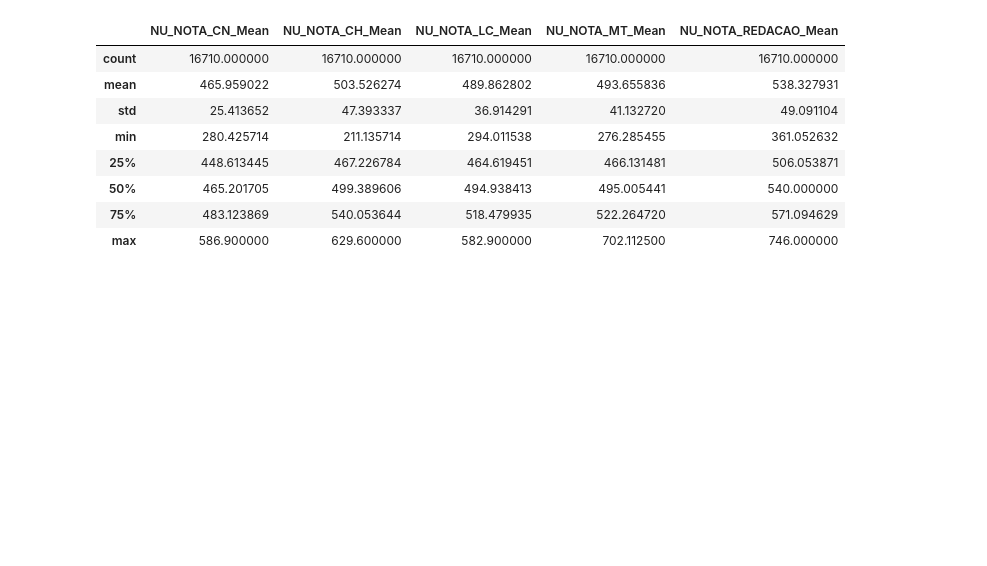
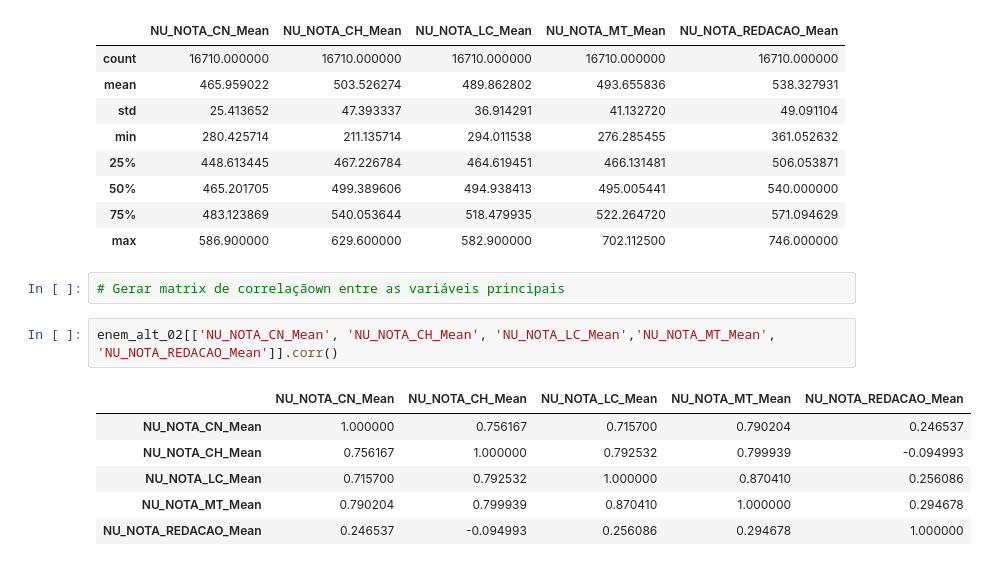
Before and after one commit to leandrorodor/PGR-IESB-P9039-CDNA-20203, a Jupyter notebook: lab05.ipynb, the cells around one changed output. Saved outputs shown, nothing was run; the diff lists cells and outputs as text; blank space fills up the shorter version.

```diff
--- a/lab05.ipynb
+++ b/lab05.ipynb
@@ -150,3 +150,14 @@ enem_alt_02[['NU_NOTA_CN_Mean', 'NU_NOTA_CH_Mean', 'NU_NOTA_LC_Mean','NU_NOTA_MT
 | 50% | 465.201705 | 499.389606 | 494.938413 | 495.005441 | 540.000000 |
 | 75% | 483.123869 | 540.053644 | 518.479935 | 522.264720 | 571.094629 |
 | max | 586.900000 | 629.600000 | 582.900000 | 702.112500 | 746.000000 |
+# %%
+# Gerar matrix de correlaçãown entre as variáveis principais
+# %%
+enem_alt_02[['NU_NOTA_CN_Mean', 'NU_NOTA_CH_Mean', 'NU_NOTA_LC_Mean','NU_NOTA_MT_Mean', 'NU_NOTA_REDACAO_Mean']].corr()
+# %% [output]
+|  | NU_NOTA_CN_Mean | NU_NOTA_CH_Mean | NU_NOTA_LC_Mean | NU_NOTA_MT_Mean | NU_NOTA_REDACAO_Mean |
+| NU_NOTA_CN_Mean | 1.000000 | 0.756167 | 0.715700 | 0.790204 | 0.246537 |
+| NU_NOTA_CH_Mean | 0.756167 | 1.000000 | 0.792532 | 0.799939 | -0.094993 |
+| NU_NOTA_LC_Mean | 0.715700 | 0.792532 | 1.000000 | 0.870410 | 0.256086 |
+| NU_NOTA_MT_Mean | 0.790204 | 0.799939 | 0.870410 | 1.000000 | 0.294678 |
+| NU_NOTA_REDACAO_Mean | 0.246537 | -0.094993 | 0.256086 | 0.294678 | 1.000000 |
```
Also changed, not shown: parts of 33 cells of this notebook.
